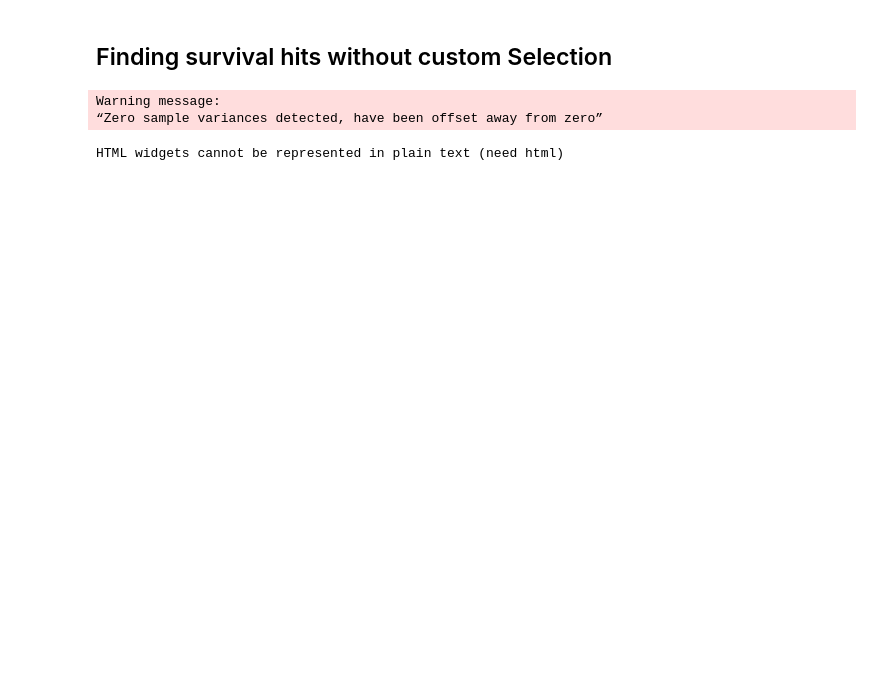
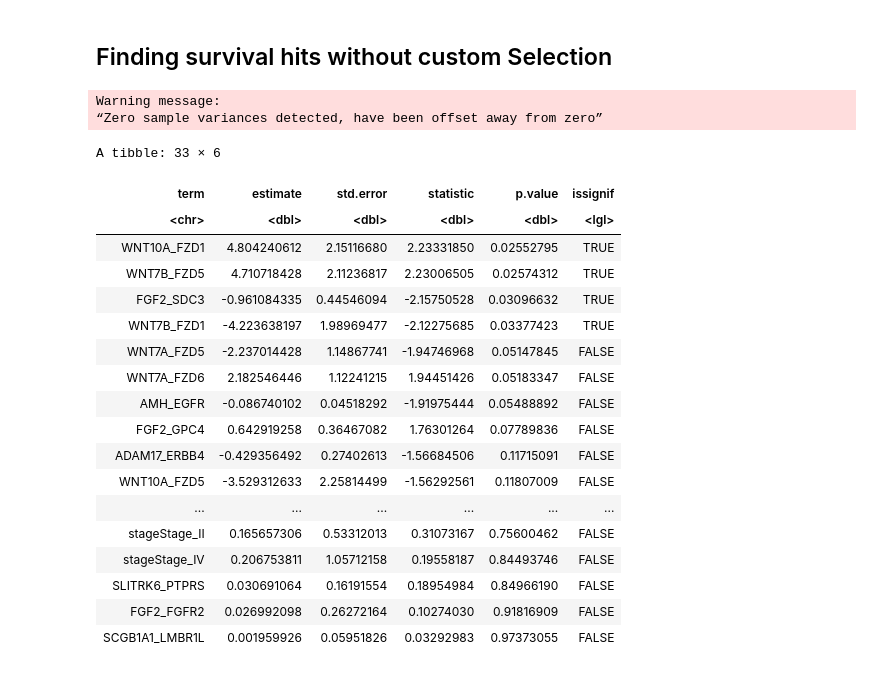
Before and after one commit to jsnagai/scACCorDiON, a Jupyter notebook: docs/source/notebooks/LRSurvival.ipynb, the cells around one changed output. Drawn from its saved outputs; the diff is of its cells as text; code cells hidden in the pictures; blank space fills up the shorter version.

```diff
--- a/docs/source/notebooks/LRSurvival.ipynb
+++ b/docs/source/notebooks/LRSurvival.ipynb
@@ -141,22 +183,40 @@ HTML widgets cannot be represented in plain text (need html)
 # %%
 results <-
   run_survival(
     comparison_oi = comparison_of_interest,
     lr_data = pdac_cci_data,
     tcga_exp_data = paad_tcga_expression_data,
     tcga_clinical_data = paad_tcga_clinical_data,
     selection_method = c("limma"),
     n_lr_selected = 30,
     which_get = c("ligand", "receptor"),
     is_signif = TRUE,
     clinical_vars_in_model = c("stage")
   )
 #> Warning: Zero sample variances detected, have been offset away from zero
 results$cox_models$coxph_clinical.lr_pairs |>
   broom::tidy() |>
-  dplyr::mutate(issignif=p.value<0.05) |>
-  reactable()
+  dplyr::mutate(issignif=p.value<0.05)  |>
+  dplyr::arrange(p.value)
 # %% [output]
 Warning message:
 “Zero sample variances detected, have been offset away from zero”
-HTML widgets cannot be represented in plain text (need html)
+A tibble: 33 × 6
+| term | estimate | std.error | statistic | p.value | issignif |
+| <chr> | <dbl> | <dbl> | <dbl> | <dbl> | <lgl> |
+| WNT10A_FZD1 | 4.804240612 | 2.15116680 | 2.23331850 | 0.02552795 | TRUE |
+| WNT7B_FZD5 | 4.710718428 | 2.11236817 | 2.23006505 | 0.02574312 | TRUE |
+| FGF2_SDC3 | -0.961084335 | 0.44546094 | -2.15750528 | 0.03096632 | TRUE |
+| WNT7B_FZD1 | -4.223638197 | 1.98969477 | -2.12275685 | 0.03377423 | TRUE |
+| WNT7A_FZD5 | -2.237014428 | 1.14867741 | -1.94746968 | 0.05147845 | FALSE |
+| WNT7A_FZD6 | 2.182546446 | 1.12241215 | 1.94451426 | 0.05183347 | FALSE |
+| AMH_EGFR | -0.086740102 | 0.04518292 | -1.91975444 | 0.05488892 | FALSE |
+| FGF2_GPC4 | 0.642919258 | 0.36467082 | 1.76301264 | 0.07789836 | FALSE |
+| ADAM17_ERBB4 | -0.429356492 | 0.27402613 | -1.56684506 | 0.11715091 | FALSE |
+| WNT10A_FZD5 | -3.529312633 | 2.25814499 | -1.56292561 | 0.11807009 | FALSE |
+| ... | ... | ... | ... | ... | ... |
+| stageStage_II | 0.165657306 | 0.53312013 | 0.31073167 | 0.75600462 | FALSE |
+| stageStage_IV | 0.206753811 | 1.05712158 | 0.19558187 | 0.84493746 | FALSE |
+| SLITRK6_PTPRS | 0.030691064 | 0.16191554 | 0.18954984 | 0.84966190 | FALSE |
+| FGF2_FGFR2 | 0.026992098 | 0.26272164 | 0.10274030 | 0.91816909 | FALSE |
+| SCGB1A1_LMBR1L | 0.001959926 | 0.05951826 | 0.03292983 | 0.97373055 | FALSE |
```
Also changed, not shown: parts of 3 cells of this notebook.
